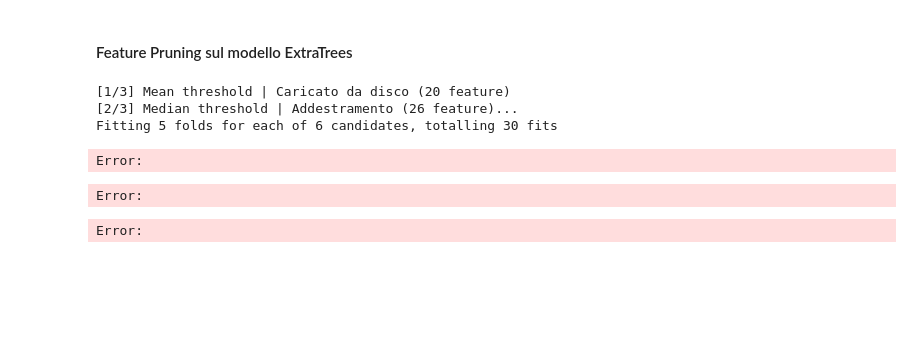
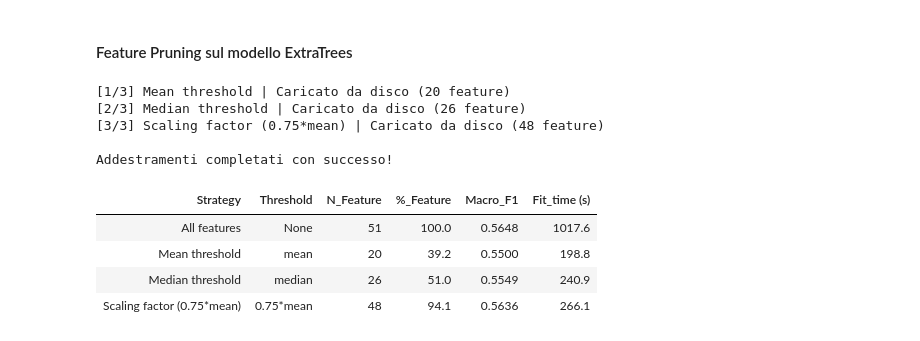
Before and after one commit to SimoRinaldi/crop-spatial-classification, a Jupyter notebook: notebooks/04_fit_models.ipynb, the cells around one changed output. Saved outputs shown, nothing was run; the diff lists cells and outputs as text; code cells hidden in the pictures; blank space fills up the shorter version.

Commit message:
04_fit_models completo

```diff
--- a/notebooks/04_fit_models.ipynb
+++ b/notebooks/04_fit_models.ipynb
@@ -407,9 +407,9 @@ Caricamento modello da: xgboost_crop_model.joblib
 # %% [markdown]
 #### Feature Pruning sul modello ExtraTrees
 # %%
+import gc
 import time
 import joblib
-from matplotlib.pyplot import grid
 import pandas as pd
 from sklearn.feature_selection import SelectFromModel
 from sklearn.ensemble import ExtraTreesClassifier
@@ -419,15 +419,14 @@ model_path = MODELS_DIR / "extra_trees" / f"extra_trees_crop_model.joblib"
 payload = joblib.load(model_path)
 base_model = payload["model"]
 n_features = payload["n_features"]
-best_params = payload.get("best_params", {})
 
 # inizializza il confronto con i dati del modello base (tutte le feature) già calcolati
 results_comparison = [{
     "Strategy": "All features",
     "Threshold": "None",
     "N_Feature": n_features,
-    "%_Feature": 100.0,
-    "Macro_F1": round(payload.get("best_cv_f1_macro", 0), 4),
+    "%_Feature": f"{100:.1f}",
+    "Macro_F1": f"{payload.get('best_cv_f1_macro', 0):.4f}",
     "Fit_time (s)": f"{payload.get('training_time_seconds', 0):.1f}",
 }]
 
@@ -439,11 +438,20 @@ pruning_strategies = {
 
 total_features = n_features
 
-# ciclo di potatura e valutazione
-for i, (strategy_name, th) in enumerate(pruning_strategies.items(), 1):
+# calcolo delle feature selezionate per le 3 soglie
+selected_features_dict = {}
+for strategy_name, th in pruning_strategies.items():
     selector = SelectFromModel(estimator=base_model, threshold=th, prefit=True)
     mask = selector.get_support()
-    selected_features = list(X.columns[mask])
+    selected_features_dict[th] = list(X.columns[mask])
+
+# libera il modello base dalla RAM
+del base_model, payload
+gc.collect()
+
+# ciclo di caricamento/addestramento dei modelli con pruning
+for i, (strategy_name, th) in enumerate(pruning_strategies.items(), 1):
+    selected_features = selected_features_dict[th]
     num_selected = len(selected_features)
     perc_selected = round((num_selected / total_features) * 100, 1)
 
@@ -455,6 +463,9 @@ for i, (strategy_name, th) in enumerate(pruning_strategies.items(), 1):
         macro_f1 = payload_pruned.get("best_cv_f1_macro", 0)
         fit_time_str = f"{payload_pruned.get('training_time_seconds', 0):.1f}"
         print(f"[{i}/3] {strategy_name} | Caricato da disco ({num_selected} feature)")
+
+        del payload_pruned
+        gc.collect()
     else:
         print(f"[{i}/3] {strategy_name} | Addestramento ({num_selected} feature)...")
 
@@ -470,7 +481,7 @@ for i, (strategy_name, th) in enumerate(pruning_strategies.items(), 1):
 
         grid_search_pruned = GridSearchCV(
             estimator=model_pruned,
-            param_grid=param_grid,
+            param_grid=param_grid_pruned,
             scoring=["accuracy", "f1_macro"],
             refit="f1_macro",
             cv=5,
@@ -488,38 +499,42 @@ for i, (strategy_name, th) in enumerate(pruning_strategies.items(), 1):
         macro_f1 = grid_search_pruned.best_score_
 
         print(f"[soglia: {strategy_name}] Addestramento completato in {fit_time_str}s")
 
         # salvataggio del modello su disco
         joblib.dump(
             {
                 "model": best_model_pruned,
                 "best_params": best_params_pruned,
                 "best_cv_f1_macro": macro_f1,
                 "features": selected_features,
                 "n_features": num_selected,
                 "threshold": th,
                 "training_time_seconds": fit_time,
-                "cv_results": grid_search_pruned.cv_results
+                "cv_results": grid_search_pruned.cv_results_
             },
             file_path)
         print(f"ExtraTrees salvato in: {file_path.name}")
 
     results_comparison.append({
         "Strategy": strategy_name,
         "Threshold": th,
         "N_Feature": num_selected,
-        "%_Feature": perc_selected,
-        "Macro_F1": round(macro_f1, 4),
+        "%_Feature": f"{perc_selected:.1f}",
+        "Macro_F1": f"{macro_f1:.4f}",
         "Fit_time (s)": fit_time_str
     })
 
 df_comparison = pd.DataFrame(results_comparison)
 print("\nAddestramenti completati con successo!")
 display(df_comparison.style.hide(axis="index"))
 # %% [output]
 [1/3] Mean threshold | Caricato da disco (20 feature)
-[2/3] Median threshold | Addestramento (26 feature)...
-Fitting 5 folds for each of 6 candidates, totalling 30 fits
+[2/3] Median threshold | Caricato da disco (26 feature)
+[3/3] Scaling factor (0.75*mean) | Caricato da disco (48 feature)
+
+Addestramenti completati con successo!
-Error:
-Error:
-Error:
+| Strategy | Threshold | N_Feature | %_Feature | Macro_F1 | Fit_time (s) |
+| All features | None | 51 | 100.0 | 0.5648 | 1017.6 |
+| Mean threshold | mean | 20 | 39.2 | 0.5500 | 198.8 |
+| Median threshold | median | 26 | 51.0 | 0.5549 | 240.9 |
+| Scaling factor (0.75*mean) | 0.75*mean | 48 | 94.1 | 0.5636 | 266.1 |
```
Also changed, not shown: parts of 1 cell of this notebook.
